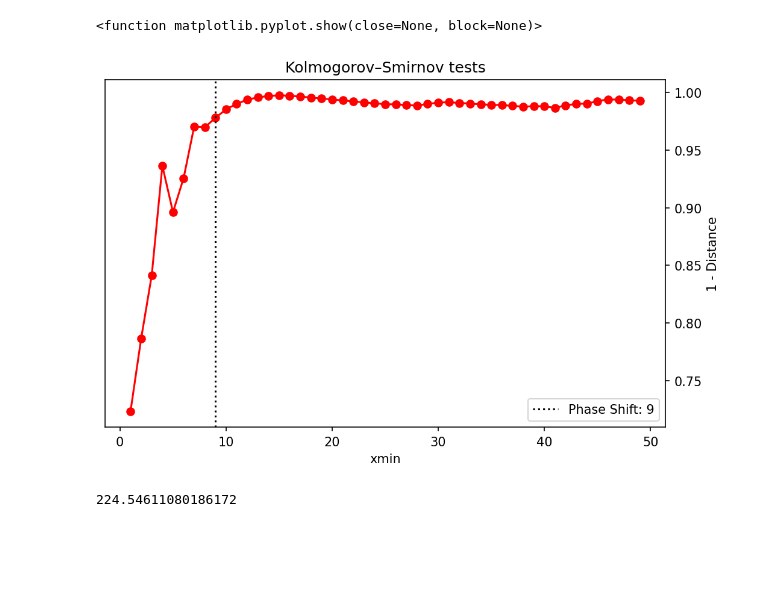
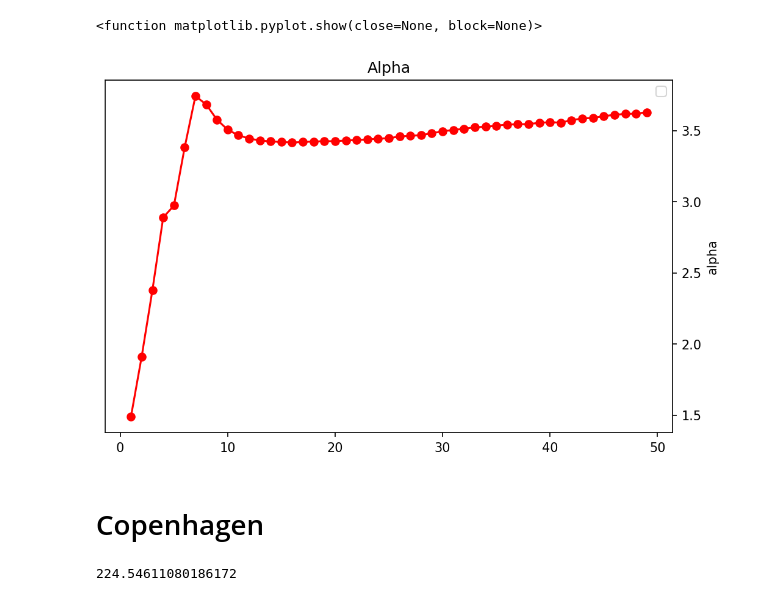
Before and after one commit to LassePSH/DualGraphDirCon, a Jupyter notebook: degree_fit.ipynb, the cells around one changed output. Saved outputs shown, nothing was run; the diff lists cells and outputs as text; code cells hidden in the pictures; blank space fills up the shorter version.

```diff
--- a/degree_fit.ipynb
+++ b/degree_fit.ipynb
@@ -55,3 +55,21 @@ plt.show()
+# %%
+# --- Nature-style aesthetics ---
+plt.rcParams['font.size'] = 14
+plt.rcParams['axes.labelsize'] = 16
+plt.rcParams['axes.titlesize'] = 18
+plt.rcParams['xtick.labelsize'] = 12
+plt.rcParams['ytick.labelsize'] = 12
+plt.rcParams['lines.linewidth'] = 1.5
+plt.rcParams['axes.linewidth'] = 1.2
+plt.rcParams['figure.dpi'] = 150
+plt.rcParams['legend.fontsize'] = 12
+plt.rcParams['xtick.direction'] = 'in'
+plt.rcParams['ytick.direction'] = 'in'
+plt.rcParams['xtick.major.size'] = 6
+plt.rcParams['ytick.major.size'] = 6
+plt.rcParams['xtick.minor.size'] = 3
+plt.rcParams['ytick.minor.size'] = 3
+plt.rcParams['axes.titlepad'] = 10
 # %%
 path = '/work/lpsha/data/regime/'
 
@@ -90,13 +189,18 @@ plt.show()
 # %%
 def compute_ks(degree,min_range):
     distance = []
+    ass = []
     for i_min in min_range:
         fit = powerlaw.Fit(degree,discrete=True,xmin=i_min)
         a = fit.alpha
         xmin = fit.xmin
         x_fit = degree[degree>xmin]
+
         distance.append(fit.power_law.D)
+        ass.append(a)
 
-    return np.array(distance), min_range
+    return np.array(distance), min_range, ass
 # %%
-ks_dist, xmins = compute_ks(degree, range(1,50))
+d=real_degree_sequence
+d=d[d != 0]
+ks_dist, xmins, a = compute_ks(d, range(1,50))
@@ -103,19 +234,23 @@ ks_dist, xmins = compute_ks(degree, range(1,50))
 # %%
 fig, ax2 = plt.subplots(nrows=1,ncols=1,dpi=150,figsize=(8,5))
 
-ax2.scatter(xmins,1-ks_dist,color='red')
-ax2.plot(xmins,1-ks_dist,color='red')
-ax2.axvline(9,color='k',linestyle='dotted',label='Phase Shift: '+str(9))
-ax2.set_xlabel('xmin')
-ax2.set_ylabel('1 - Distance')
+shift=7
+
+ax2.scatter(xmins,a,color='red')
+ax2.plot(xmins,a,color='red')
+# ax2.axvline(shift,color='k',linestyle='dotted',label='Phase Shift: '+str(shift))
+# ax2.set_xlabel('xmin')
+ax2.set_ylabel('alpha')
 ax2.yaxis.tick_right()
 ax2.yaxis.set_label_position("right")
 ax2.legend()
-ax2.set_title('Kolmogorov–Smirnov tests')
+ax2.set_title('Alpha')
 plt.show
 # %% [output]
 <function matplotlib.pyplot.show(close=None, block=None)>
-[figure, old version]
+[figure, new version]
+# %% [markdown]
+# Copenhagen
 # %%
 df=pd.read_csv('/home/lpsha/s154446/walkability/data/interim/copenhagen/network_features.csv')
 # %%
```
Also changed, not shown: parts of 5 cells of this notebook, 1 other file.
